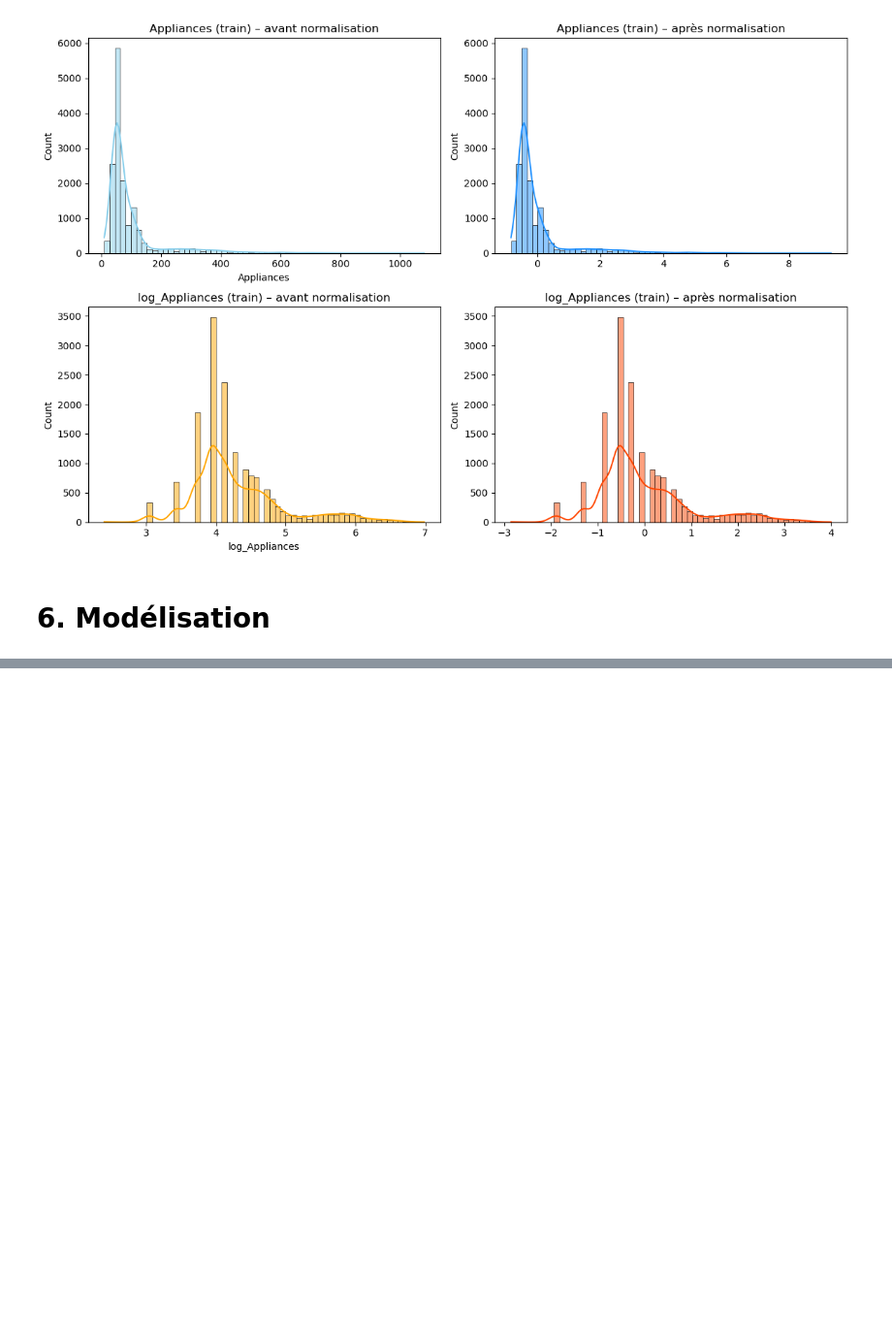
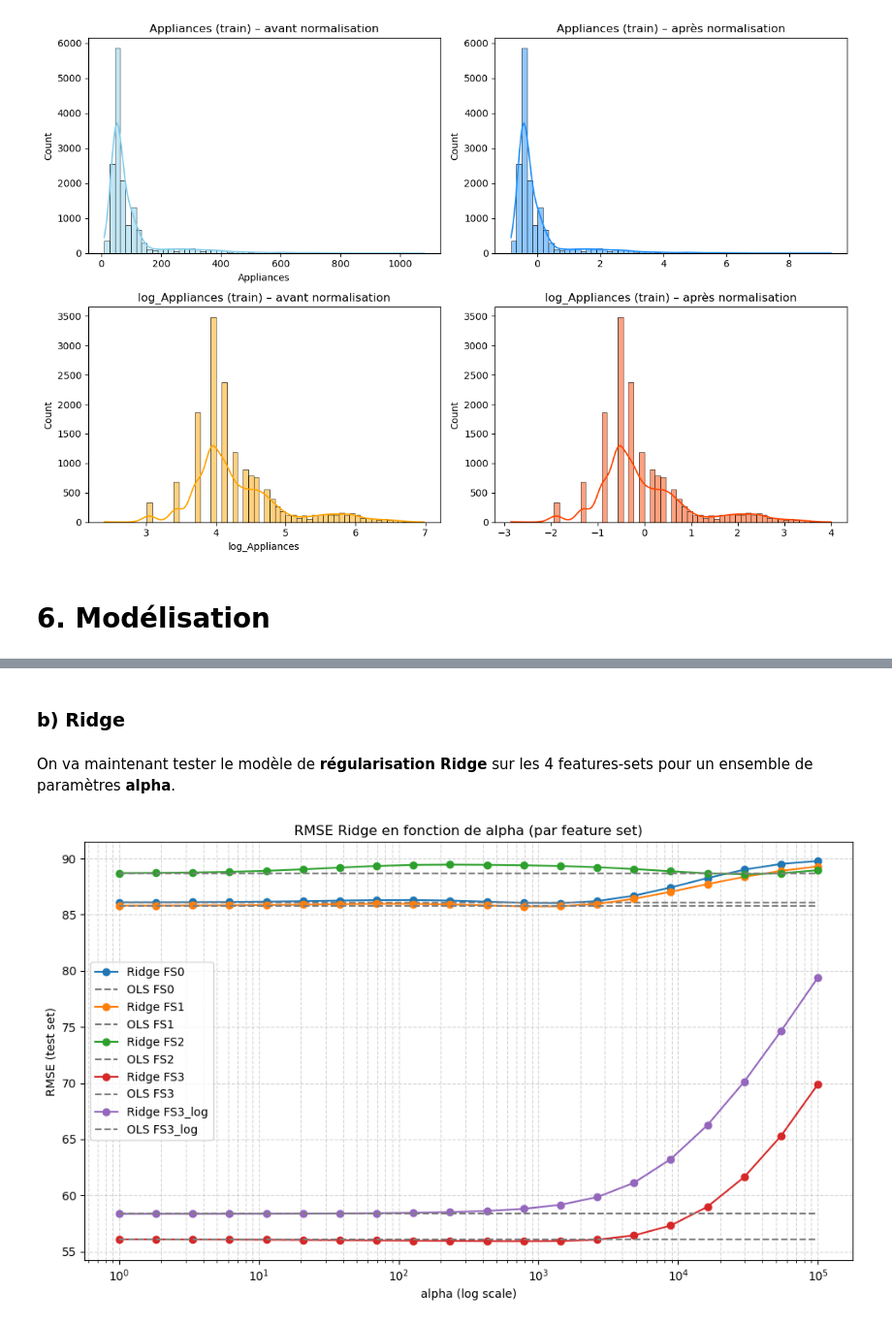
Before and after one commit to issagith/energy-consumption-prediction, a Jupyter notebook: main.ipynb, the cells around one changed output, grey strips where cells are left out. Shown at 97% size. Drawn from its saved outputs; the diff is of its cells as text; code cells hidden in the pictures; blank space fills up the shorter version.

```diff
--- a/main.ipynb
+++ b/main.ipynb
@@ -938,0 +1404,17 @@ plt.show()
+# %%
+# Affiche les performances train/test pour chaque feature set dans un DataFrame
+perf = []
+for fs in feature_sets.keys():
+    target = 'raw' if fs != 'FS3_log' else 'log'
+    res = run_model(LinearRegression(), fs=fs, target=target)
+    perf.append({
+        'Feature set': fs,
+        'Train RMSE': res['train_RMSE'],
+        'Test RMSE': res['test_RMSE'],
+        'Train MAE': res['train_MAE'],
+        'Test MAE': res['test_MAE'],
+        'Train R2': res['train_R2'],
+        'Test R2': res['test_R2'],
+    })
+
+display(pd.DataFrame(perf))
@@ -938,0 +1490,37 @@ plt.show()
+# %% [markdown]
+### **b) Ridge**
+# %% [markdown]
+
+On va maintenant tester le modèle de **régularisation Ridge** sur les 4 features-sets pour un ensemble de paramètres **alpha**.
+# %%
+from sklearn.linear_model import Ridge
+
+alphas = np.logspace(0, 5, 20)
+fs_list = list(feature_sets.keys())
+rmse_by_fs = {fs: [] for fs in fs_list}
+ols_rmse = {}
+
+for fs in fs_list:
+    target = 'raw' if fs != 'FS3_log' else 'log'
+    # OLS (alpha=0) pour référence
+    ols_res = run_model(LinearRegression(), fs=fs, target=target)
+    ols_rmse[fs] = ols_res['test_RMSE']
+    # Ridge pour chaque alpha
+    for alpha in alphas:
+        res = run_model(Ridge(alpha=alpha), fs=fs, target=target)
+        rmse_by_fs[fs].append(res['test_RMSE'])
+
+plt.figure(figsize=(10, 6))
+for fs in fs_list:
+    plt.plot(alphas, rmse_by_fs[fs], marker='o', label=f'Ridge {fs}')
+    plt.hlines(ols_rmse[fs], alphas[0], alphas[-1], colors='gray', linestyles='dashed', label=f'OLS {fs}')
+plt.xscale('log')
+plt.xlabel('alpha (log scale)')
+plt.ylabel('RMSE (test set)')
+plt.title('RMSE Ridge en fonction de alpha (par feature set)')
+plt.legend()
+plt.grid(True, which='both', linestyle='--', alpha=0.5)
+plt.tight_layout()
+plt.show()
+# %% [output]
+[figure, added]
```
Also changed, not shown: parts of 53 cells of this notebook.
